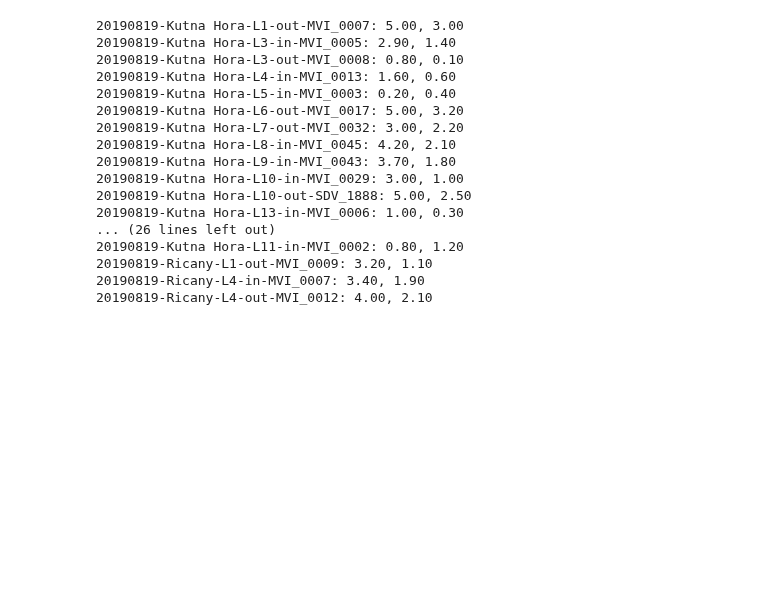
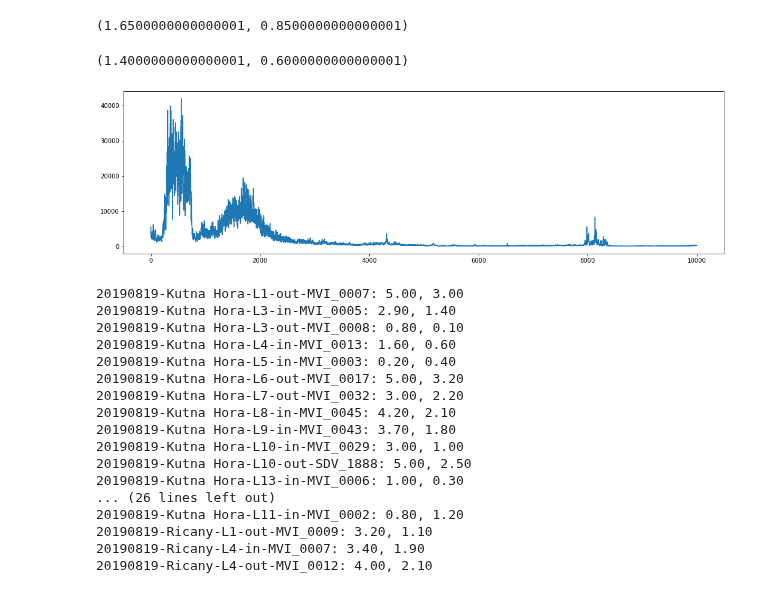
Before and after one commit to yermandy/vehicle-audio-nn, a Jupyter notebook: notebooks/optimize_with_energy_and_direction.ipynb, the cells around one changed output. Drawn from its saved outputs; the diff is of its cells as text; code cells hidden in the pictures; blank space fills up the shorter version.

```diff
--- a/notebooks/optimize_with_energy_and_direction.ipynb
+++ b/notebooks/optimize_with_energy_and_direction.ipynb
@@ -103,0 +106,31 @@ def create_labels(file):
+# %%
+file = '20190819-Kutna Hora-L4-out-MVI_0040'
+signal = load_audio(f'data/audio/{file}.MP4.wav')
+signal_length = int(len(signal) / 44100)
+
+csv = load_csv(f'{file}.MP4')
+views = load_views_from_csv(csv)
+events_start_time, events_end_time = load_event_time_from_csv(csv)
+
+n_fft = 1024
+hop_length = 128
+
+s = torch.stft(signal, n_fft=n_fft, hop_length=hop_length)
+energy = s[..., 0].pow(2)
+energy = energy.sum(0)
+
+e_p_s = len(energy) / signal_length
+
+mask = views == 'rear'
+output_rear = optimize(views, events_start_time, events_end_time, e_p_s, energy, is_rear=True)
+
+mask = views != 'rear'
+output_front = optimize(views, events_start_time, events_end_time, e_p_s, energy, is_rear=False)
+# %%
+output_rear, output_front
+# %% [output]
+(1.6500000000000001, 0.8500000000000001)
+# %%
+output_rear, output_front
+# %% [output]
+(1.4000000000000001, 0.6000000000000001)
@@ -104,3 +140,11 @@ def create_labels(file):
+# %%
+import matplotlib.pyplot as plt
+
+
+plt.figure(figsize=(18,5))
+plt.plot(energy[:10000]);
+# %% [output]
+[figure, added]
 # %%
 files = [
     '20190819-Kutna Hora-L1-out-MVI_0007',
```
Also changed, not shown: parts of 3 cells of this notebook, 12 other files.
